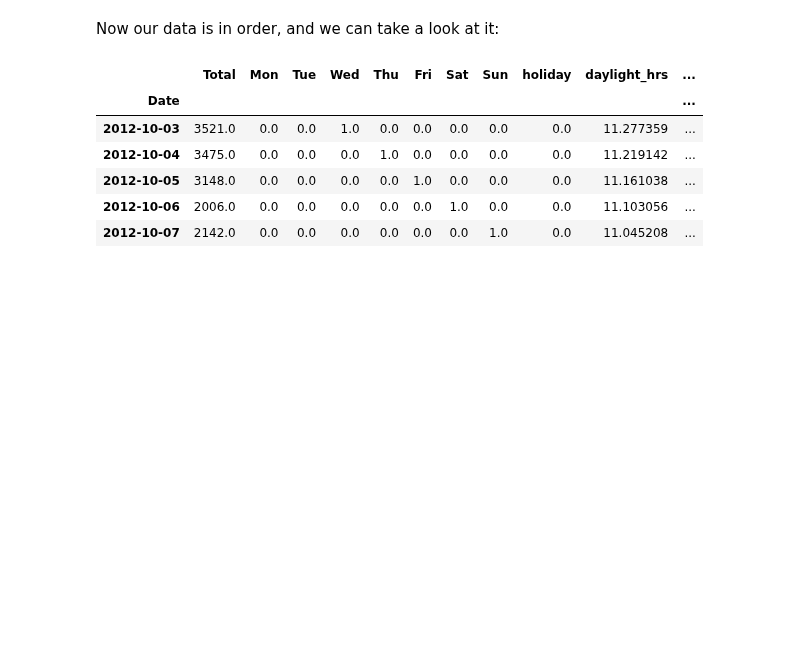
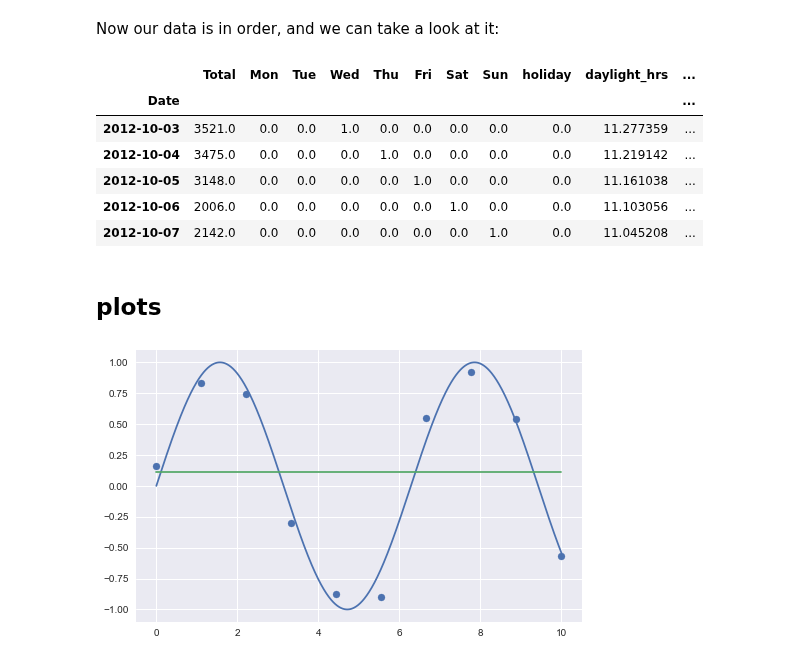
Before and after one commit to nscherf/Machine-learning-lectures, a Jupyter notebook: 04-Python-Introduction/00-Linear-Regression.ipynb, the cells around one changed output. Saved outputs shown, nothing was run; the diff lists cells and outputs as text; code cells hidden in the pictures; blank space fills up the shorter version.

```diff
--- a/04-Python-Introduction/00-Linear-Regression.ipynb
+++ b/04-Python-Introduction/00-Linear-Regression.ipynb
@@ -717,3 +734,5 @@ daily.head()
 | 2012-10-05 | 3148.0 | 0.0 | 0.0 | 0.0 | 0.0 | 1.0 | 0.0 | 0.0 | 0.0 | 11.161038 | ... |
 | 2012-10-06 | 2006.0 | 0.0 | 0.0 | 0.0 | 0.0 | 0.0 | 1.0 | 0.0 | 0.0 | 11.103056 | ... |
 | 2012-10-07 | 2142.0 | 0.0 | 0.0 | 0.0 | 0.0 | 0.0 | 0.0 | 1.0 | 0.0 | 11.045208 | ... |
+# %% [markdown]
+## plots
@@ -719,0 +748,24 @@ daily.head()
+# %%
+poly_model = make_pipeline(PolynomialFeatures(0),
+                           LinearRegression())
+
+rng = np.random.RandomState(1)
+x_train = np.linspace(0,10,10)
+y_train = np.sin(x_train) + 0.1 * rng.randn(10)
+
+rng = np.random.RandomState(2)
+x_test = np.linspace(1,8,10)
+y_test = np.sin(x_test) + 0.1 * rng.randn(10)
+
+xfit = np.linspace(0, 10, 1000)
+
+poly_model.fit(x_train[:, np.newaxis], y_train)
+yfit = poly_model.predict(xfit[:, np.newaxis])
+
+plt.figure(figsize=(8,5))
+plt.scatter(x_train, y_train)
+plt.plot(xfit, np.sin(xfit))
+plt.plot(xfit, yfit)
+plt.savefig('./img/polynomial-fit-sine-order-0.png')
+# %% [output]
+[figure, added]
```
Also changed, not shown: parts of 18 cells of this notebook.
